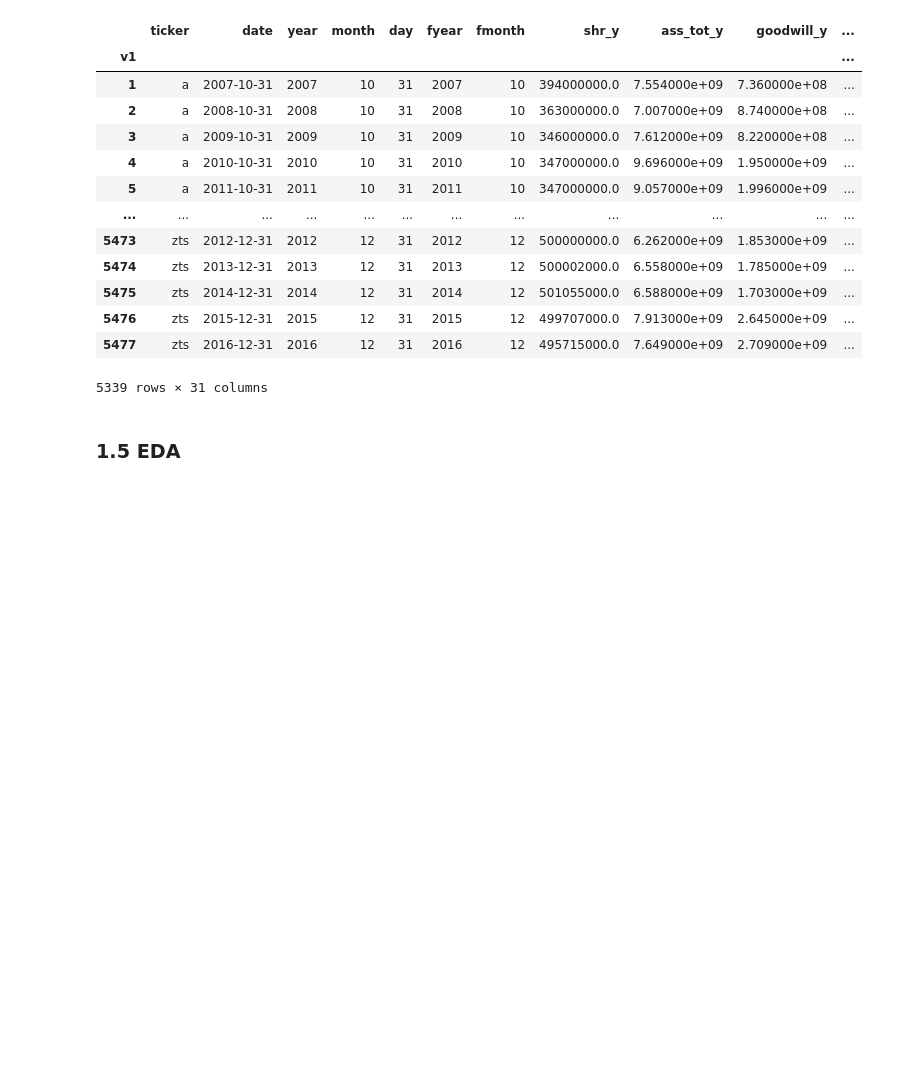
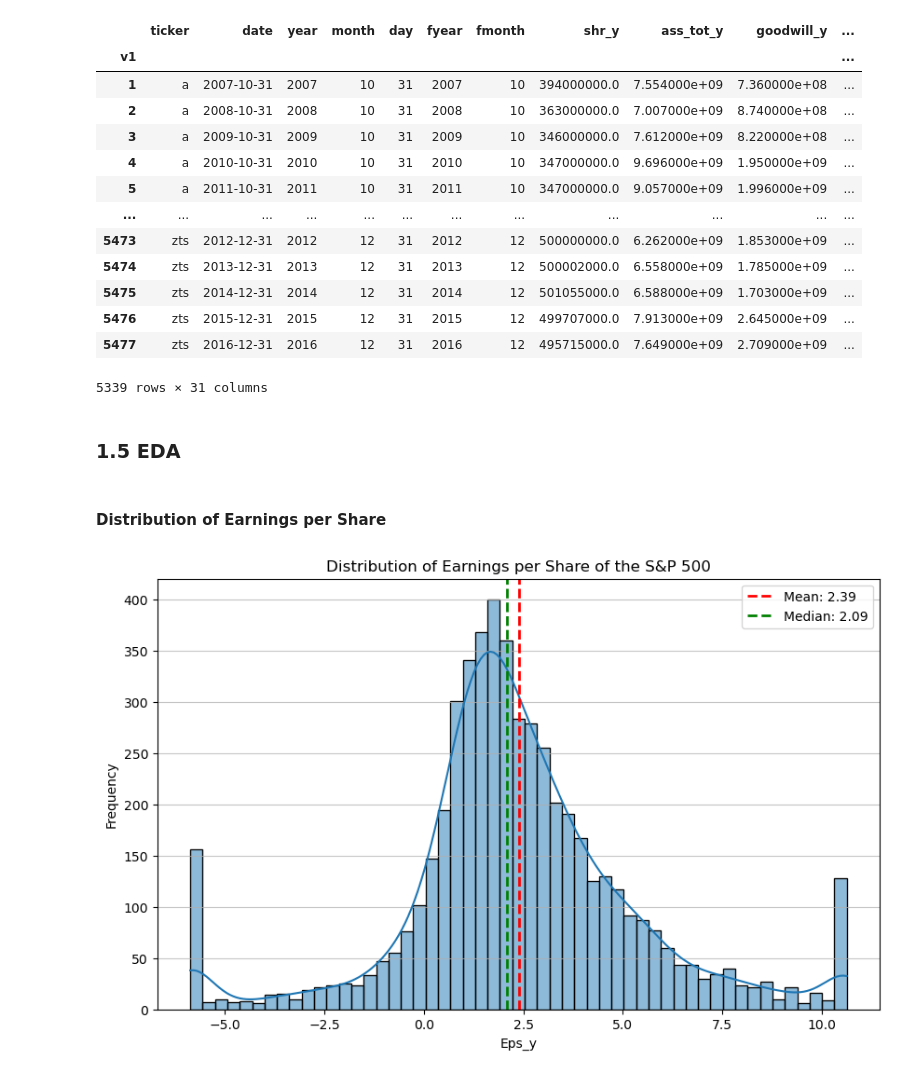
Before and after one commit to mauricebaier/rb_data_exercise, a Jupyter notebook: Assignment.ipynb, the cells around one changed output. Saved outputs shown, nothing was run; the diff lists cells and outputs as text; code cells hidden in the pictures; blank space fills up the shorter version.

```diff
--- a/Assignment.ipynb
+++ b/Assignment.ipynb
@@ -476,3 +480,21 @@ Outliers remaining after winsorizing: 0
 5339 rows × 31 columns
 # %% [markdown]
 ### 1.5 EDA
+# %% [markdown]
+#### Distribution of Earnings per Share
+# %%
+mean_eps_y = sp500_winsorized['eps_y'].mean()
+median_eps_y = sp500_winsorized['eps_y'].median()
+
+plt.figure(figsize=(10, 6))
+sns.histplot(sp500_winsorized['eps_y'], bins='auto', kde=True)
+plt.axvline(mean_eps_y, color='red', linestyle='dashed', linewidth=2, label=f'Mean: {mean_eps_y:.2f}')
+plt.axvline(median_eps_y, color='green', linestyle='dashed', linewidth=2, label=f'Median: {median_eps_y:.2f}')
+plt.title('Distribution of Earnings per Share of the S&P 500')
+plt.xlabel('Eps_y')
+plt.ylabel('Frequency')
+plt.grid(axis='y', alpha=0.75)
+plt.legend()
+plt.show()
+# %% [output]
+[figure, added]
```
Also changed, not shown: parts of 6 cells of this notebook.
